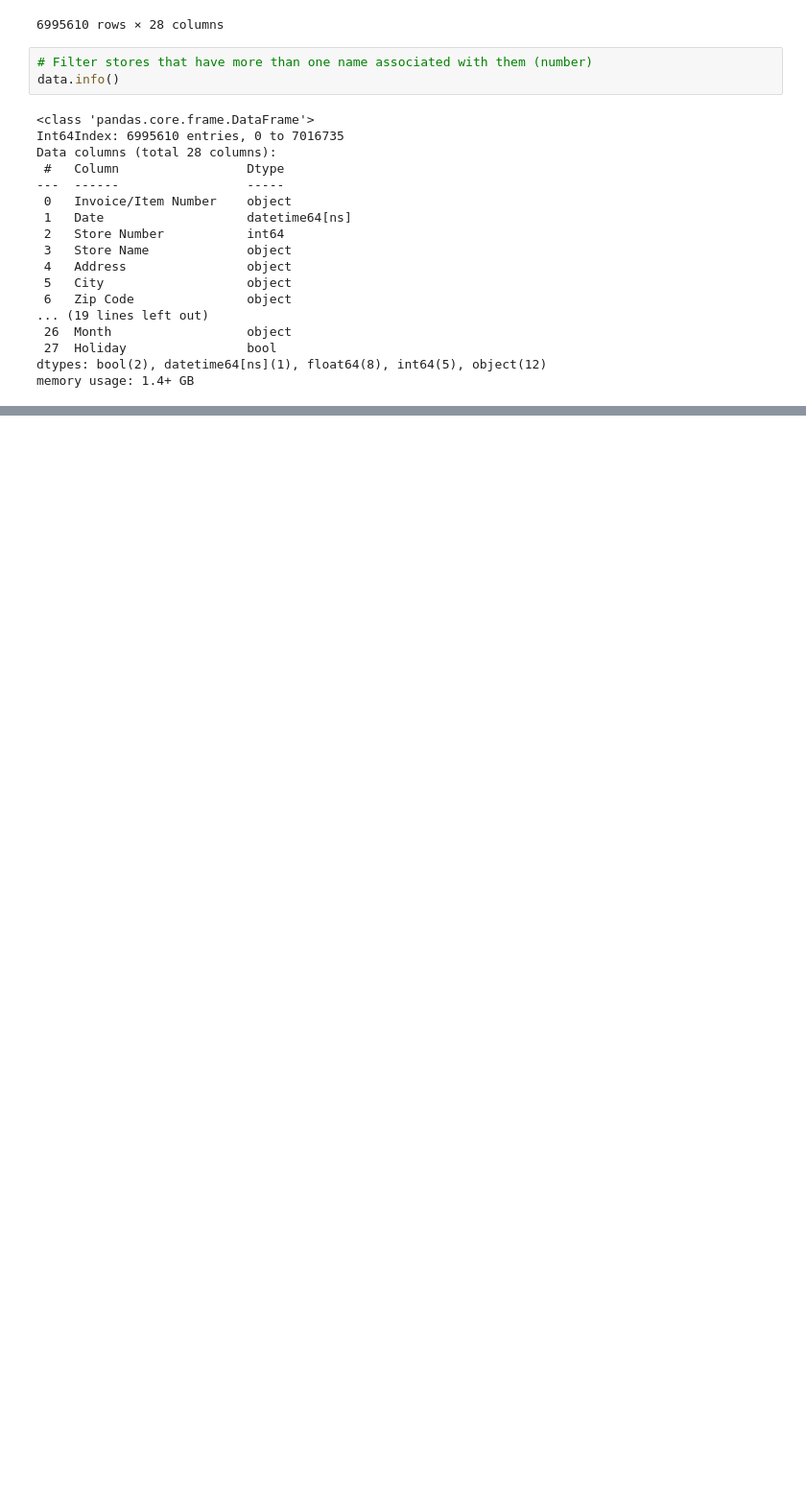
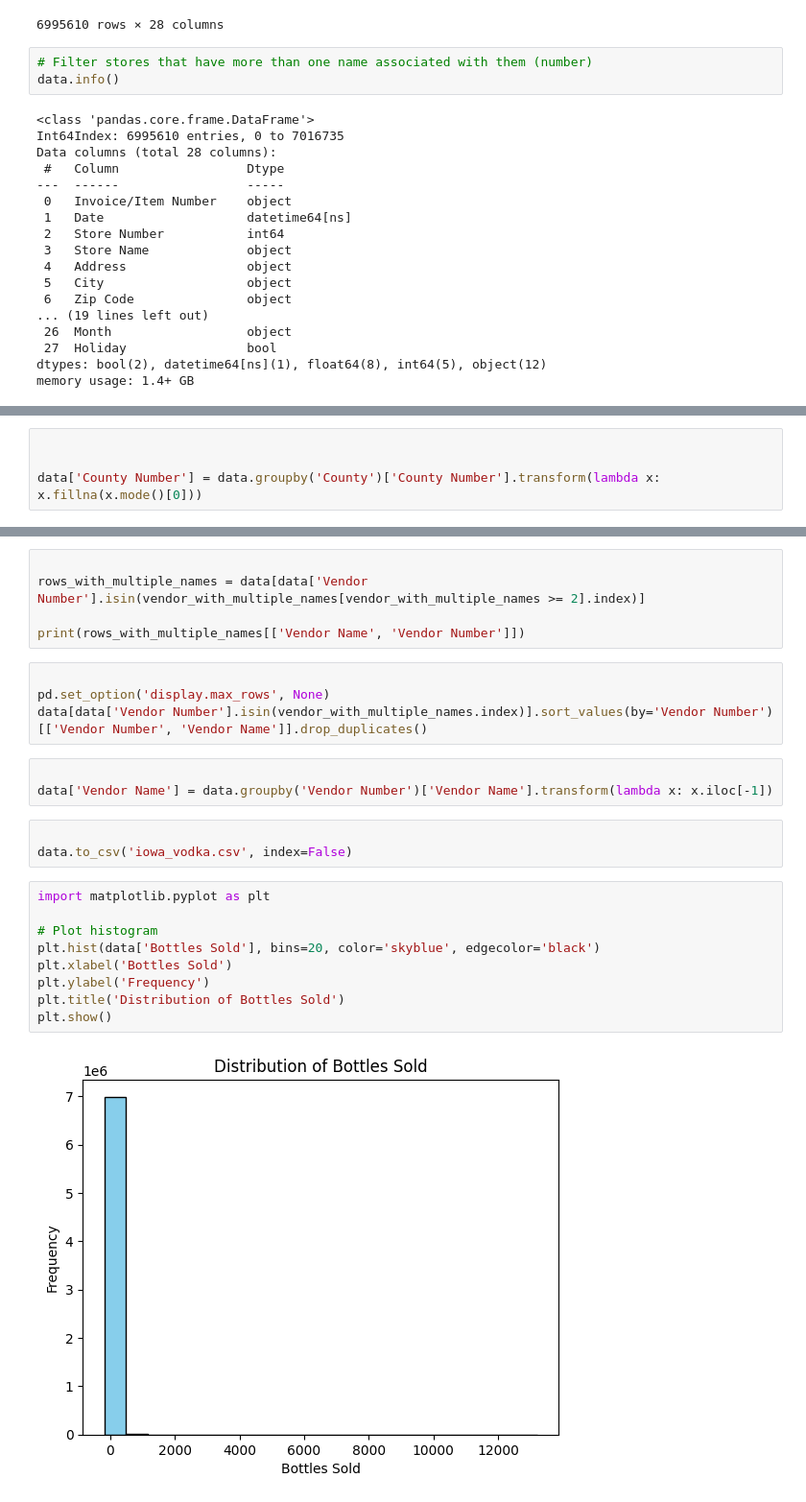
Before and after one commit to valeabrahaml/Vodka-Analysis, a Jupyter notebook: vodka_iowa.ipynb, the cells around one changed output, grey strips where cells are left out. Shown at 96% size. Saved outputs shown, nothing was run; the diff lists cells and outputs as text; blank space fills up the shorter version.

```diff
--- a/vodka_iowa.ipynb
+++ b/vodka_iowa.ipynb
@@ -215,0 +192,4 @@ print(data['Zip Code'].isnull().sum())
+# %%
+
+
+data['County Number'] = data.groupby('County')['County Number'].transform(lambda x: x.fillna(x.mode()[0]))
@@ -215,0 +205,26 @@ print(data['Zip Code'].isnull().sum())
+# %%
+
+rows_with_multiple_names = data[data['Vendor Number'].isin(vendor_with_multiple_names[vendor_with_multiple_names >= 2].index)]
+
+print(rows_with_multiple_names[['Vendor Name', 'Vendor Number']])
+# %%
+
+pd.set_option('display.max_rows', None)
+data[data['Vendor Number'].isin(vendor_with_multiple_names.index)].sort_values(by='Vendor Number')[['Vendor Number', 'Vendor Name']].drop_duplicates()
+# %%
+
+data['Vendor Name'] = data.groupby('Vendor Number')['Vendor Name'].transform(lambda x: x.iloc[-1])
+# %%
+
+data.to_csv('iowa_vodka.csv', index=False)
+# %%
+import matplotlib.pyplot as plt
+
+# Plot histogram
+plt.hist(data['Bottles Sold'], bins=20, color='skyblue', edgecolor='black')
+plt.xlabel('Bottles Sold')
+plt.ylabel('Frequency')
+plt.title('Distribution of Bottles Sold')
+plt.show()
+# %% [output]
+[figure, added]
```
Also changed, not shown: parts of 5 cells of this notebook.
